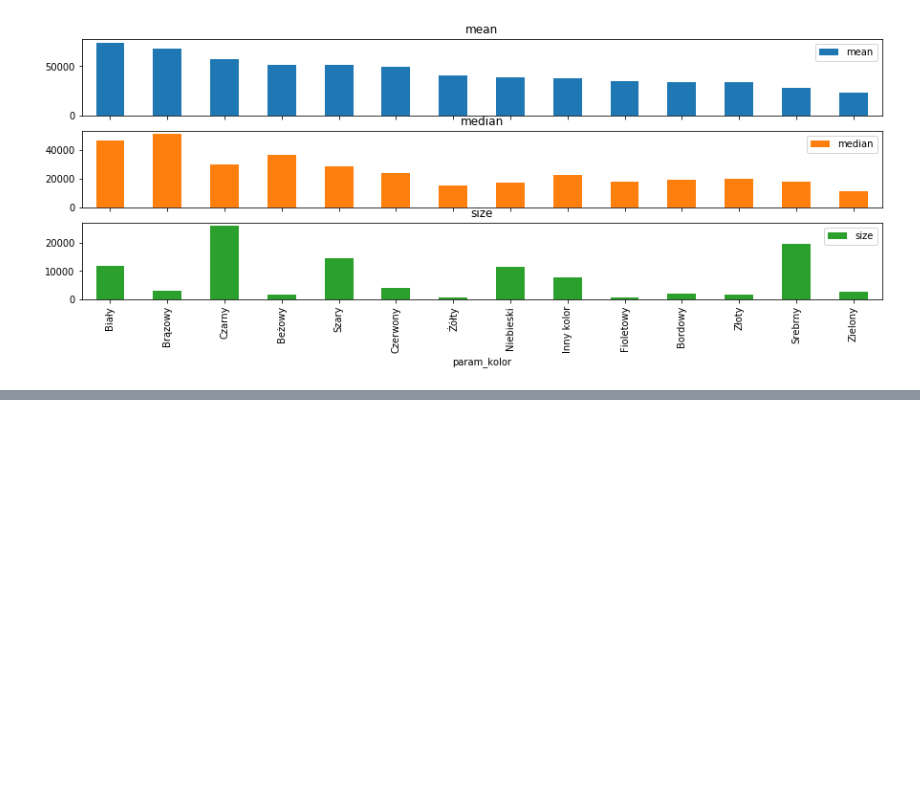
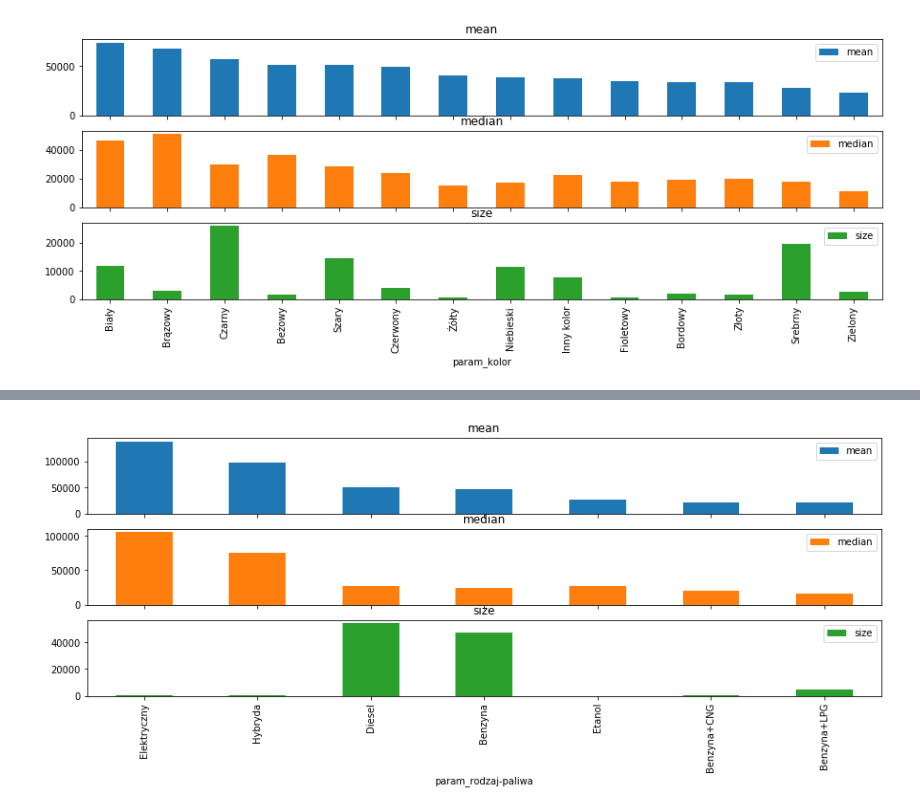
Before and after one commit to Ezechiel07/dw_matrix_car, a Jupyter notebook: day2_visualisation.ipynb, the cells around one changed output, grey strips where cells are left out. Drawn from its saved outputs; the diff is of its cells as text; code cells hidden in the pictures; blank space fills up the shorter version.

```diff
--- a/day2_visualisation.ipynb
+++ b/day2_visualisation.ipynb
@@ -104,0 +109,4 @@ group_and_barplot('param_kolor', feat_sort='mean') ;
+# %%
+group_and_barplot('param_rodzaj-paliwa', feat_sort='mean') ;
+# %% [output]
+[figure, added]
```
Also changed, not shown: parts of 3 cells of this notebook.
